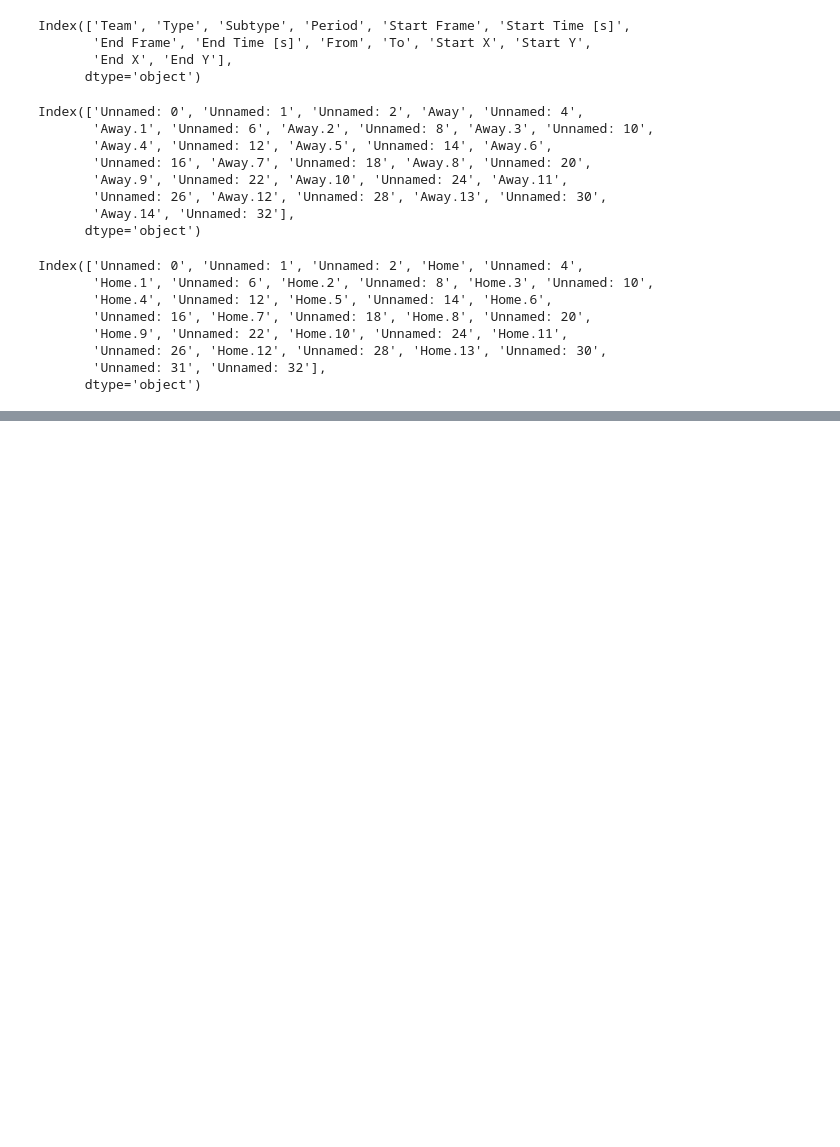
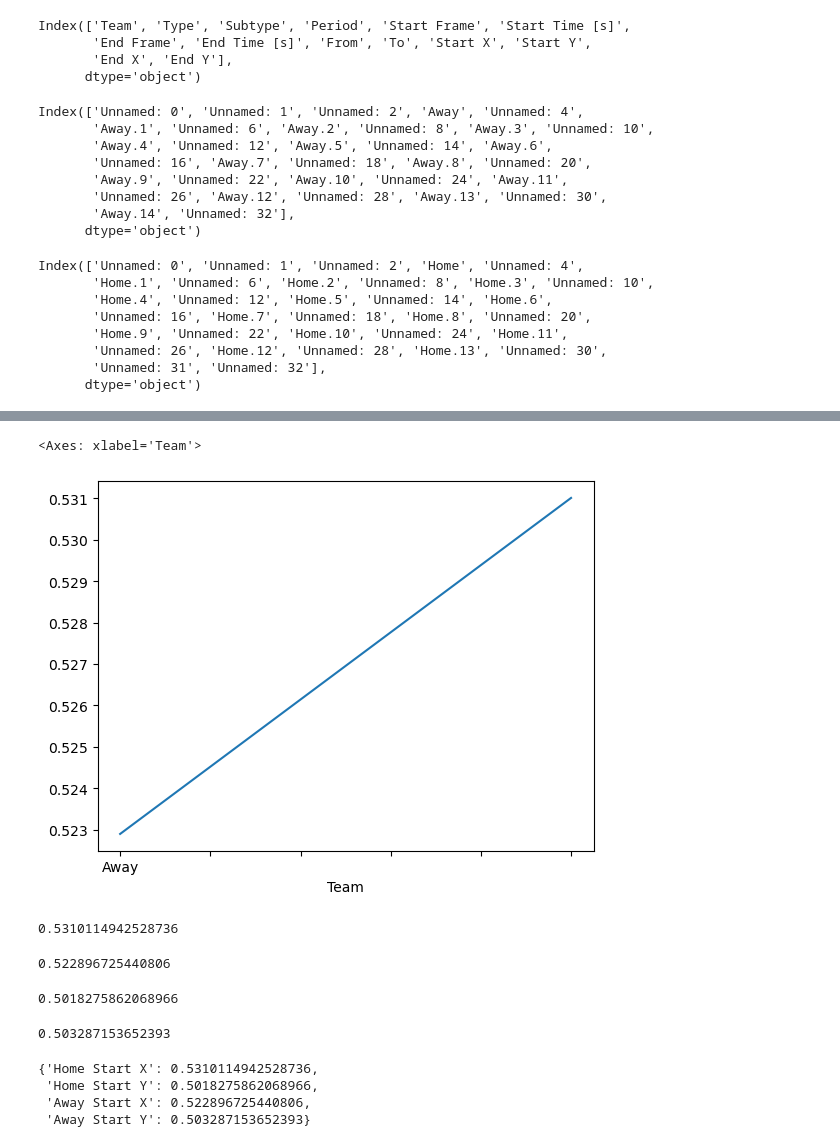
Before and after one commit to lnyousif/Football101, a Jupyter notebook: Sean Notebook.ipynb, the cells around one changed output, grey strips where cells are left out. Cells and saved outputs as stored; diff of their text form; code cells hidden in the pictures; blank space fills up the shorter version.

```diff
--- a/Sean Notebook.ipynb
+++ b/Sean Notebook.ipynb
@@ -139,0 +124,38 @@ Index(['Unnamed: 0', 'Unnamed: 1', 'Unnamed: 2', 'Home', 'Unnamed: 4',
+# %%
+sample_game_1_events["Start X"].groupby(sample_game_1_events["Team"]).mean().plot()
+# %% [output]
+<Axes: xlabel='Team'>
+[figure, added]
+# %%
+startx_avg_home = sample_game_1_events["Start X"].loc[sample_game_1_events["Team"] == "Home"].mean()
+startx_avg_home
+# %% [output]
+0.5310114942528736
+# %%
+startx_avg_away = sample_game_1_events["Start X"].loc[sample_game_1_events["Team"] == "Away"].mean()
+startx_avg_away
+# %% [output]
+0.522896725440806
+# %%
+starty_avg_home = sample_game_1_events["Start Y"].loc[sample_game_1_events["Team"] == "Home"].mean()
+starty_avg_home
+# %% [output]
+0.5018275862068966
+# %%
+starty_avg_away = sample_game_1_events["Start Y"].loc[sample_game_1_events["Team"] == "Away"].mean()
+starty_avg_away
+# %% [output]
+0.503287153652393
+# %%
+XY_avg = {
+    "Home Start X": startx_avg_home,
+    "Home Start Y": starty_avg_home,
+    "Away Start X": startx_avg_away,
+    "Away Start Y": starty_avg_away
+}
+XY_avg
+# %% [output]
+{'Home Start X': 0.5310114942528736,
+ 'Home Start Y': 0.5018275862068966,
+ 'Away Start X': 0.522896725440806,
+ 'Away Start Y': 0.503287153652393}
```
Also changed, not shown: parts of 12 cells of this notebook.
